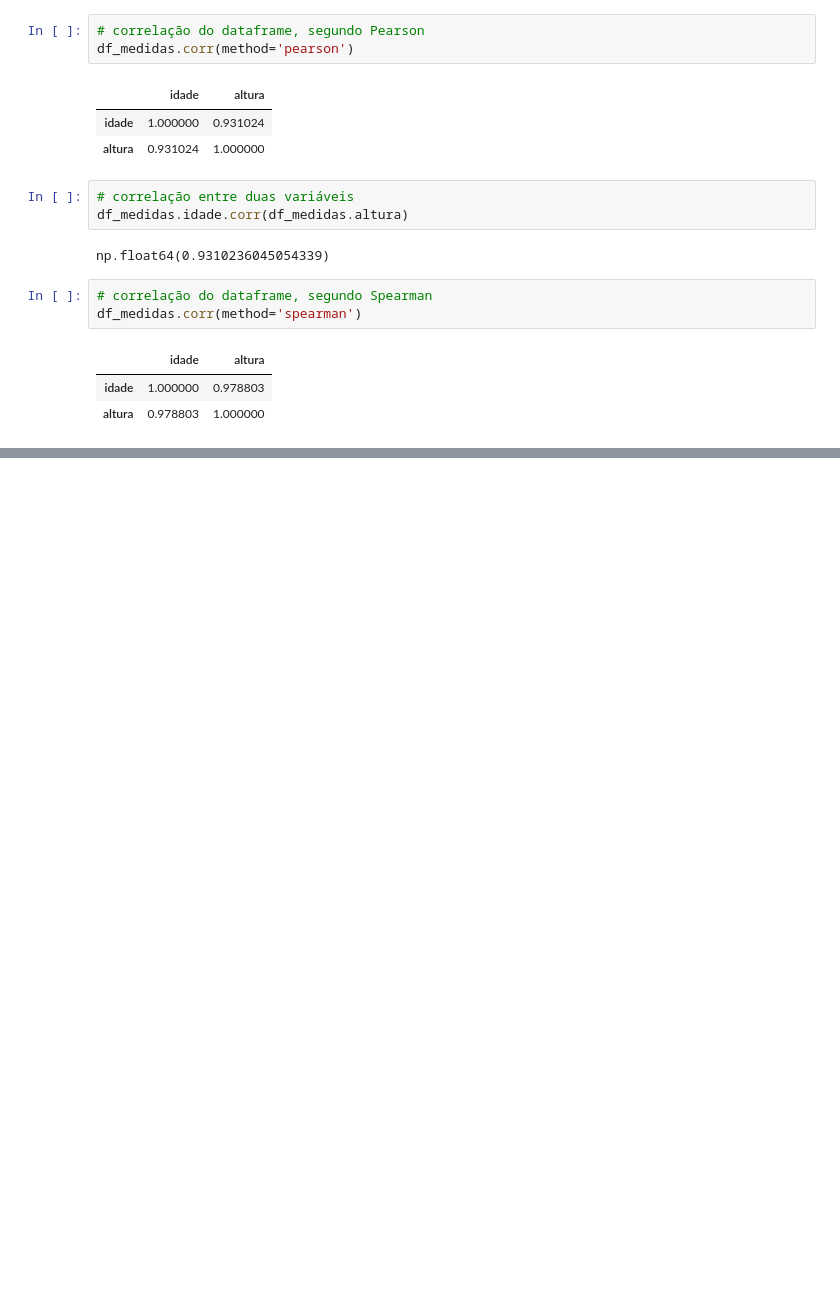
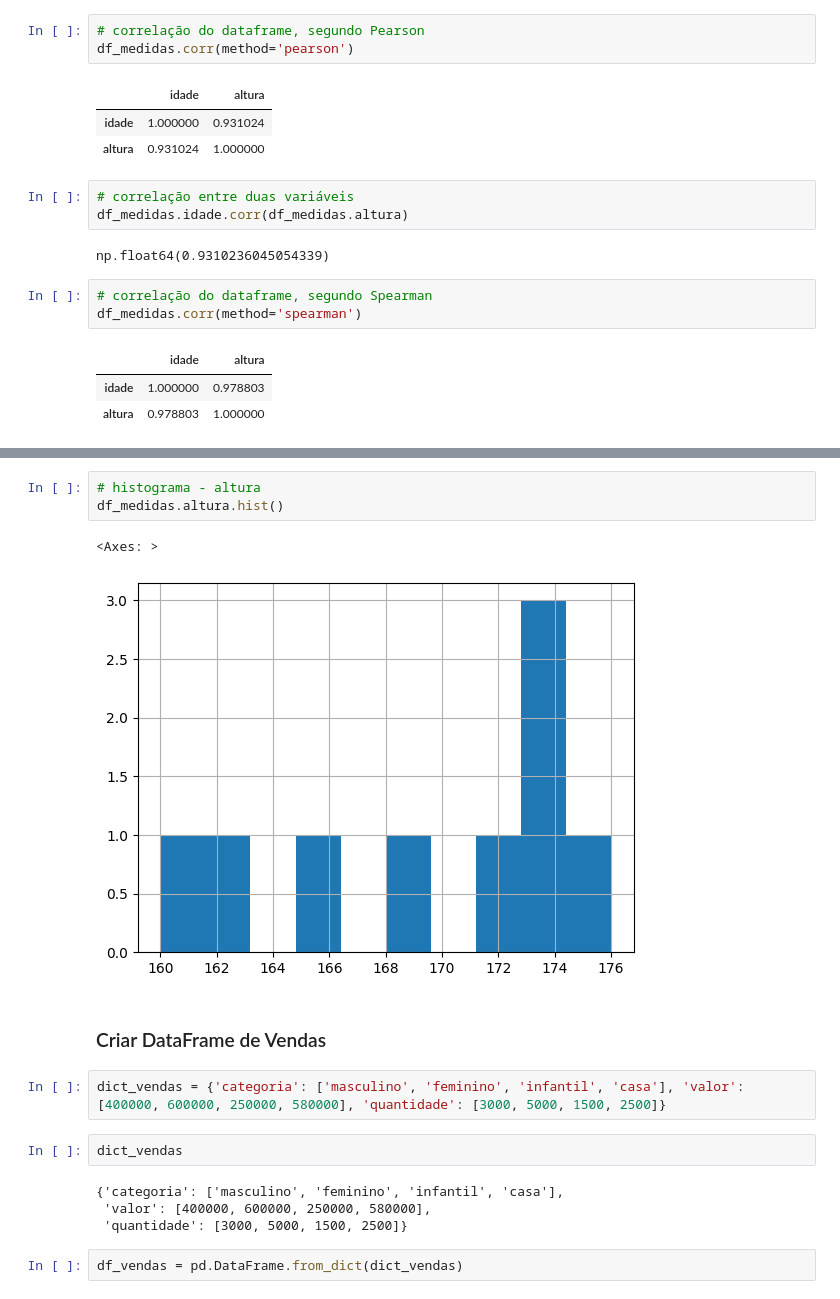
Before and after one commit to Guidev001/estatistica-base, a Jupyter notebook: estatistica_devs.ipynb, the cells around one changed output, grey strips where cells are left out. Cells and saved outputs as stored; diff of their text form; blank space fills up the shorter version.

```diff
--- a/estatistica_devs.ipynb
+++ b/estatistica_devs.ipynb
@@ -132,0 +141,18 @@ df_medidas.corr(method='spearman')
+# %%
+# histograma - altura
+df_medidas.altura.hist()
+# %% [output]
+<Axes: >
+[figure, added]
+# %% [markdown]
+### Criar DataFrame de Vendas
+# %%
+dict_vendas = {'categoria': ['masculino', 'feminino', 'infantil', 'casa'], 'valor': [400000, 600000, 250000, 580000], 'quantidade': [3000, 5000, 1500, 2500]}
+# %%
+dict_vendas
+# %% [output]
+{'categoria': ['masculino', 'feminino', 'infantil', 'casa'],
+ 'valor': [400000, 600000, 250000, 580000],
+ 'quantidade': [3000, 5000, 1500, 2500]}
+# %%
+df_vendas = pd.DataFrame.from_dict(dict_vendas)
```
Also changed, not shown: parts of 18 cells of this notebook, 2 other files.
